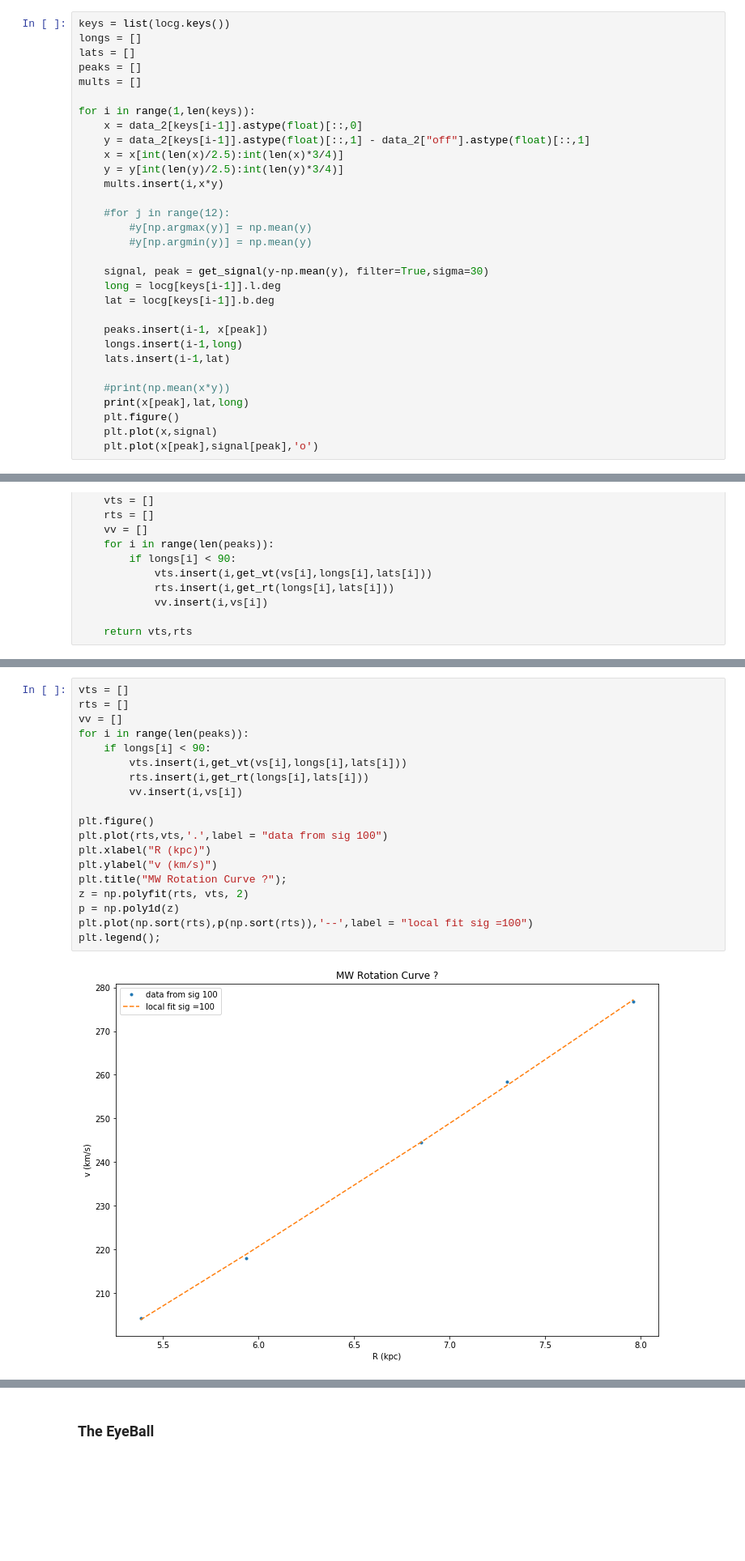
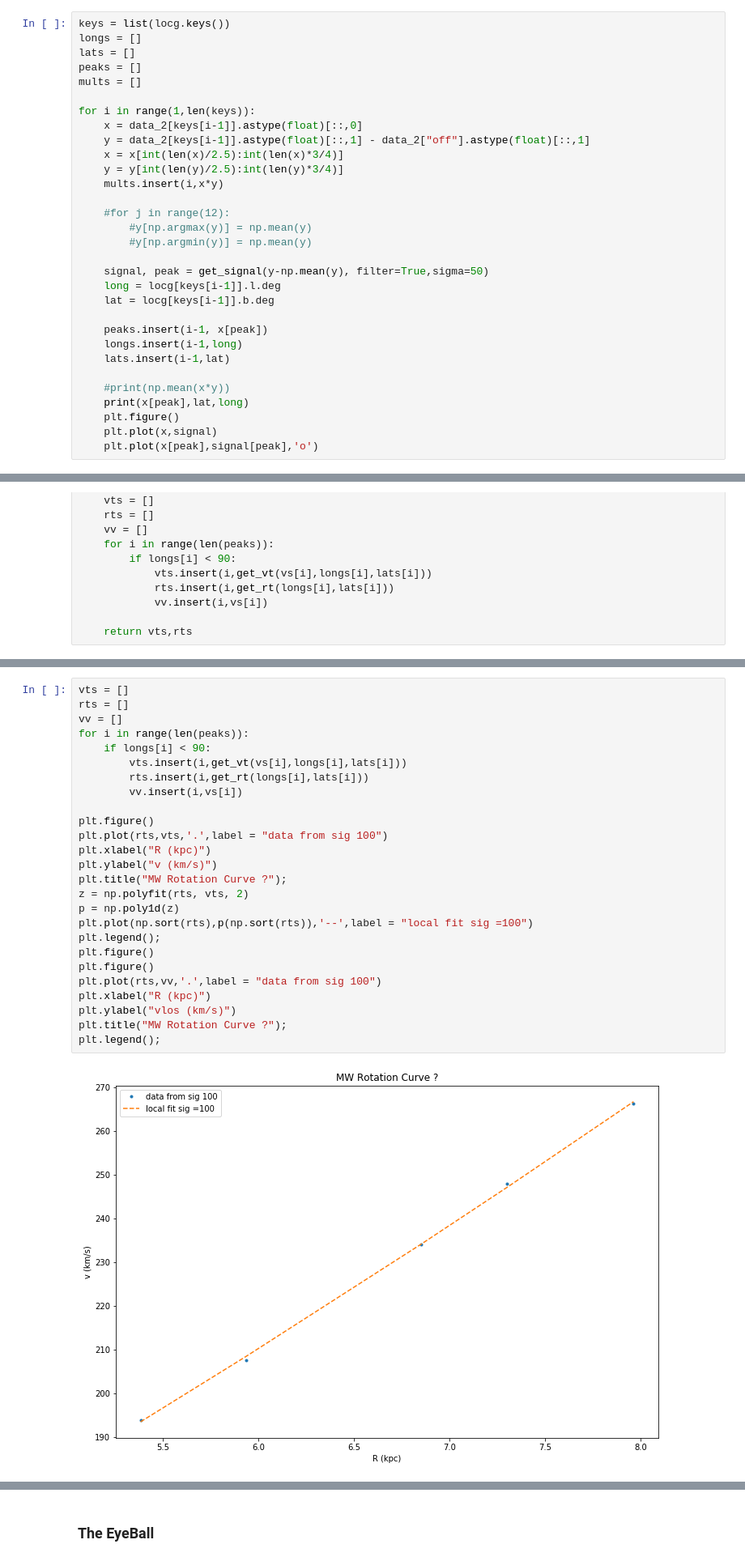
Before and after one commit to ShaabanM/ast2050_lab3, a Jupyter notebook: Analysis.ipynb, the cells around one changed output, grey strips where cells are left out. Shown at 81% size. Cells and saved outputs as stored; diff of their text form; blank space fills up the shorter version.

```diff
--- a/Analysis.ipynb
+++ b/Analysis.ipynb
@@ -295,7 +299,7 @@ for i in range(1,len(keys)):
         #y[np.argmax(y)] = np.mean(y)
         #y[np.argmin(y)] = np.mean(y)
 
-    signal, peak = get_signal(y-np.mean(y), filter=True,sigma=30)
+    signal, peak = get_signal(y-np.mean(y), filter=True,sigma=50)
     long = locg[keys[i-1]].l.deg
     lat = locg[keys[i-1]].b.deg
 
@@ -378,21 +382,28 @@ plt.title("vlos vs galactic latitude");
 # %%
 vts = []
 rts = []
 vv = []
 for i in range(len(peaks)):
     if longs[i] < 90:
         vts.insert(i,get_vt(vs[i],longs[i],lats[i]))
         rts.insert(i,get_rt(longs[i],lats[i]))
         vv.insert(i,vs[i])
 
 plt.figure()
 plt.plot(rts,vts,'.',label = "data from sig 100")
 plt.xlabel("R (kpc)")
 plt.ylabel("v (km/s)")
 plt.title("MW Rotation Curve ?");
 z = np.polyfit(rts, vts, 2)
 p = np.poly1d(z)
 plt.plot(np.sort(rts),p(np.sort(rts)),'--',label = "local fit sig =100")
 plt.legend();
+plt.figure()
+plt.figure()
+plt.plot(rts,vv,'.',label = "data from sig 100")
+plt.xlabel("R (kpc)")
+plt.ylabel("vlos (km/s)")
+plt.title("MW Rotation Curve ?");
+plt.legend();
 # %% [output]
-[figure, old version]
+[figure, new version]
```
Also changed, not shown: parts of 7 cells of this notebook.
